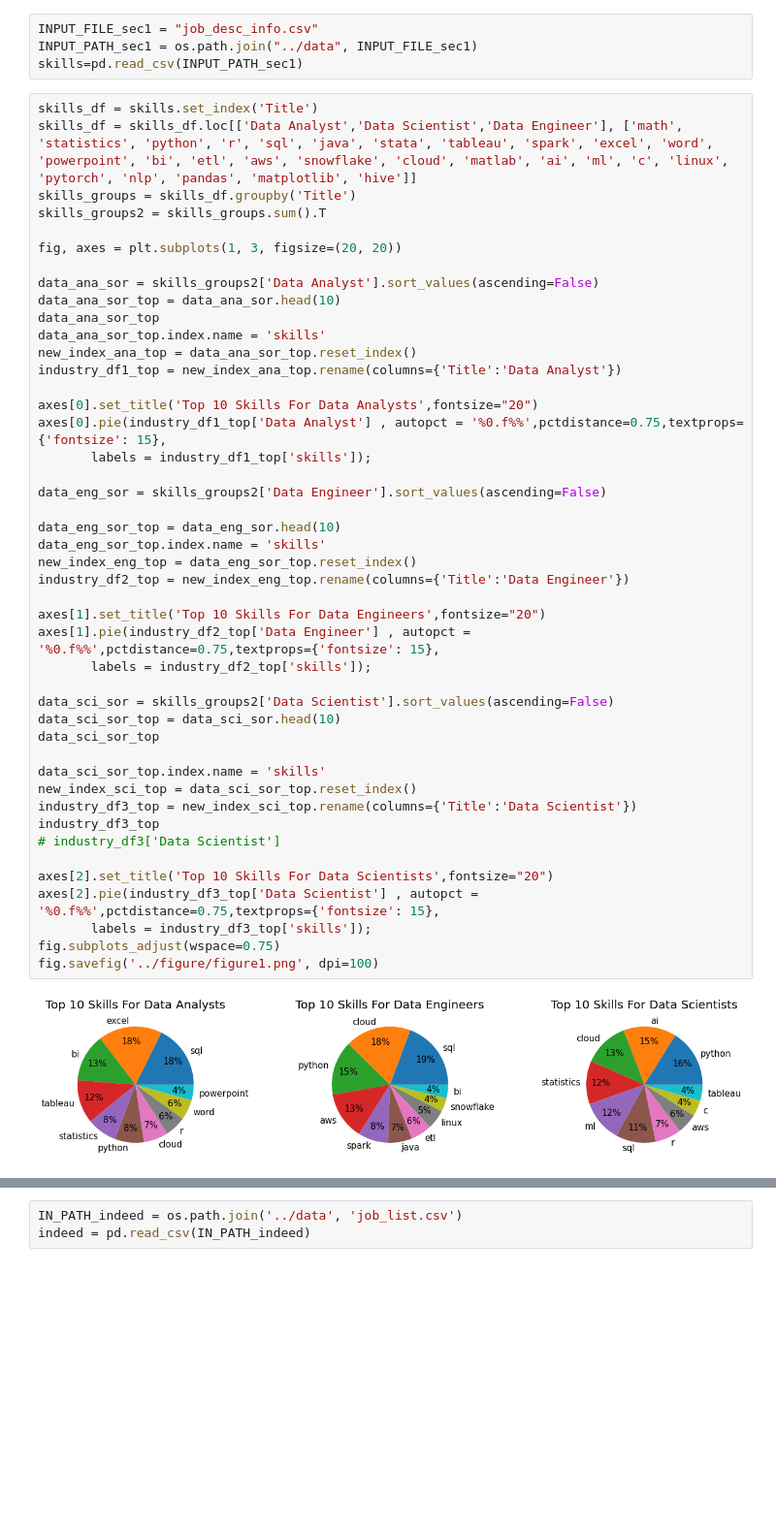
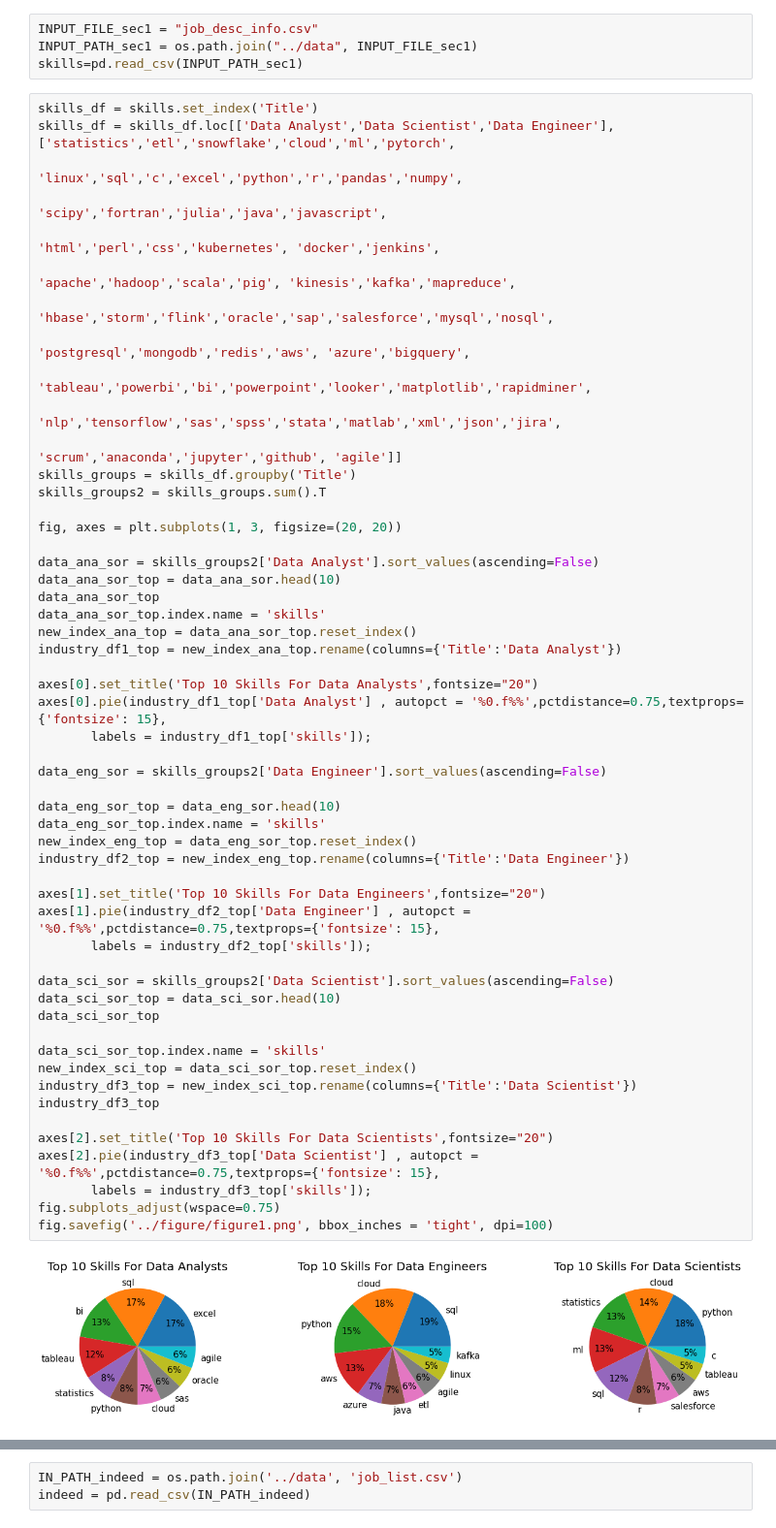
Before and after one commit to Yangxi-Yu/Eco395m-Army-Ants, a Jupyter notebook: code/analysis_figures.ipynb, the cells around one changed output, grey strips where cells are left out. Shown at 97% size. Cells and saved outputs as stored; diff of their text form; blank space fills up the shorter version.

```diff
--- a/code/analysis_figures.ipynb
+++ b/code/analysis_figures.ipynb
@@ -11,7 +11,16 @@ INPUT_PATH_sec1 = os.path.join("../data", INPUT_FILE_sec1)
 skills=pd.read_csv(INPUT_PATH_sec1)
 # %%
 skills_df = skills.set_index('Title')
-skills_df = skills_df.loc[['Data Analyst','Data Scientist','Data Engineer'], ['math', 'statistics', 'python', 'r', 'sql', 'java', 'stata', 'tableau', 'spark', 'excel', 'word', 'powerpoint', 'bi', 'etl', 'aws', 'snowflake', 'cloud', 'matlab', 'ai', 'ml', 'c', 'linux', 'pytorch', 'nlp', 'pandas', 'matplotlib', 'hive']]
+skills_df = skills_df.loc[['Data Analyst','Data Scientist','Data Engineer'], ['statistics','etl','snowflake','cloud','ml','pytorch',
+                                                                              'linux','sql','c','excel','python','r','pandas','numpy',
+                                                                              'scipy','fortran','julia','java','javascript',
+                                                                              'html','perl','css','kubernetes', 'docker','jenkins',
+                                                                              'apache','hadoop','scala','pig', 'kinesis','kafka','mapreduce',
+                                                                              'hbase','storm','flink','oracle','sap','salesforce','mysql','nosql',
+                                                                              'postgresql','mongodb','redis','aws', 'azure','bigquery',
+                                                                              'tableau','powerbi','bi','powerpoint','looker','matplotlib','rapidminer',
+                                                                              'nlp','tensorflow','sas','spss','stata','matlab','xml','json','jira',
+                                                                              'scrum','anaconda','jupyter','github', 'agile']]
 skills_groups = skills_df.groupby('Title')
 skills_groups2 = skills_groups.sum().T
 
@@ -26,36 +35,35 @@ industry_df1_top = new_index_ana_top.rename(columns={'Title':'Data Analyst'})
 
 axes[0].set_title('Top 10 Skills For Data Analysts',fontsize="20")
 axes[0].pie(industry_df1_top['Data Analyst'] , autopct = '%0.f%%',pctdistance=0.75,textprops={'fontsize': 15},
        labels = industry_df1_top['skills']);
 
 data_eng_sor = skills_groups2['Data Engineer'].sort_values(ascending=False)
 
 data_eng_sor_top = data_eng_sor.head(10)
 data_eng_sor_top.index.name = 'skills'
 new_index_eng_top = data_eng_sor_top.reset_index()
 industry_df2_top = new_index_eng_top.rename(columns={'Title':'Data Engineer'})
 
 axes[1].set_title('Top 10 Skills For Data Engineers',fontsize="20")
 axes[1].pie(industry_df2_top['Data Engineer'] , autopct = '%0.f%%',pctdistance=0.75,textprops={'fontsize': 15},
        labels = industry_df2_top['skills']);
 
 data_sci_sor = skills_groups2['Data Scientist'].sort_values(ascending=False)
 data_sci_sor_top = data_sci_sor.head(10)
 data_sci_sor_top
 
 data_sci_sor_top.index.name = 'skills'
 new_index_sci_top = data_sci_sor_top.reset_index()
 industry_df3_top = new_index_sci_top.rename(columns={'Title':'Data Scientist'})
 industry_df3_top
-# industry_df3['Data Scientist']
 
 axes[2].set_title('Top 10 Skills For Data Scientists',fontsize="20")
 axes[2].pie(industry_df3_top['Data Scientist'] , autopct = '%0.f%%',pctdistance=0.75,textprops={'fontsize': 15},
        labels = industry_df3_top['skills']);
 fig.subplots_adjust(wspace=0.75)
-fig.savefig('../figure/figure1.png', dpi=100)
+fig.savefig('../figure/figure1.png', bbox_inches = 'tight', dpi=100)
 # %% [output]
-[figure, old version]
+[figure, new version]
 # %%
 data_ana_sor.index.name = 'skills'
 new_index_ana = data_ana_sor.reset_index()
```
Also changed, not shown: parts of 3 cells of this notebook, 6 other files.
